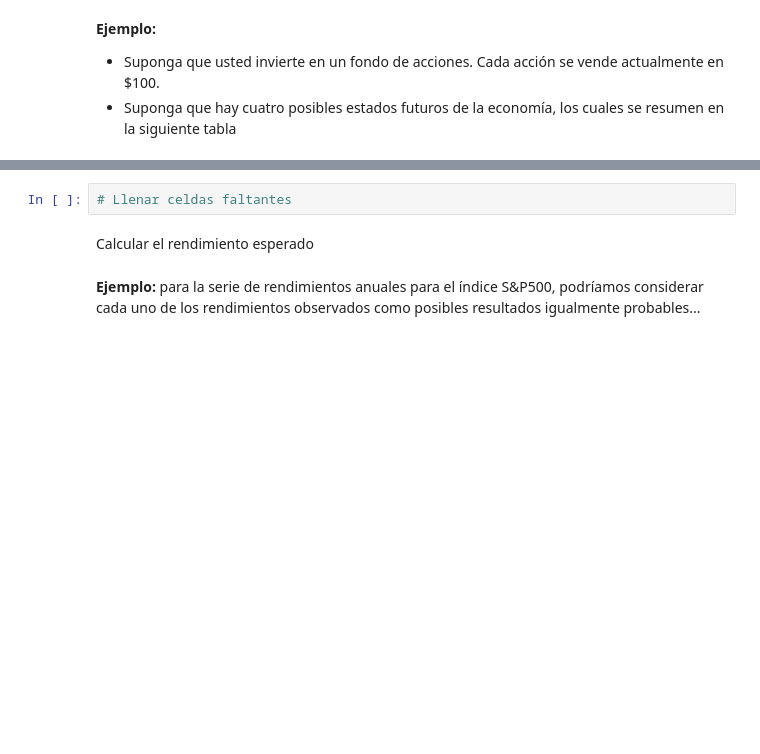
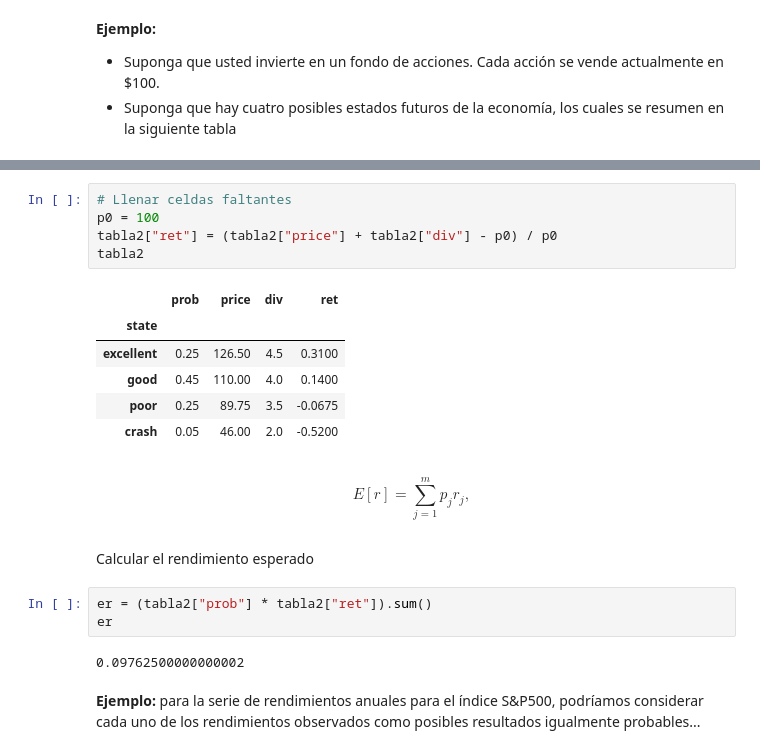
Before and after one commit to neto10m/porinvp2023, a Jupyter notebook: Modulo1/Clase3_RentRiesgo.ipynb, the cells around one changed output, grey strips where cells are left out. Cells and saved outputs as stored; diff of their text form; blank space fills up the shorter version.

```diff
--- a/Modulo1/Clase3_RentRiesgo.ipynb
+++ b/Modulo1/Clase3_RentRiesgo.ipynb
@@ -177,7 +215,24 @@ tabla2
-# %%
-# Llenar celdas faltantes
+# %%
+# Llenar celdas faltantes
+p0 = 100
+tabla2["ret"] = (tabla2["price"] + tabla2["div"] - p0) / p0
+tabla2
+# %% [output]
+|  | prob | price | div | ret |
+| state |  |  |  |  |
+| excellent | 0.25 | 126.50 | 4.5 | 0.3100 |
+| good | 0.45 | 110.00 | 4.0 | 0.1400 |
+| poor | 0.25 | 89.75 | 3.5 | -0.0675 |
+| crash | 0.05 | 46.00 | 2.0 | -0.5200 |
+# %% [markdown]
+$$E[r]=\sum_{j=1}^{m}p_jr_j,$$
 # %% [markdown]
 Calcular el rendimiento esperado
+# %%
+er = (tabla2["prob"] * tabla2["ret"]).sum()
+er
+# %% [output]
+0.09762500000000002
 # %% [markdown]
 **Ejemplo:** para la serie de rendimientos anuales para el índice S&P500, podríamos considerar cada uno de los rendimientos observados como posibles resultados igualmente probables...
 # %% [markdown]
```
Also changed, not shown: parts of 19 cells of this notebook.
